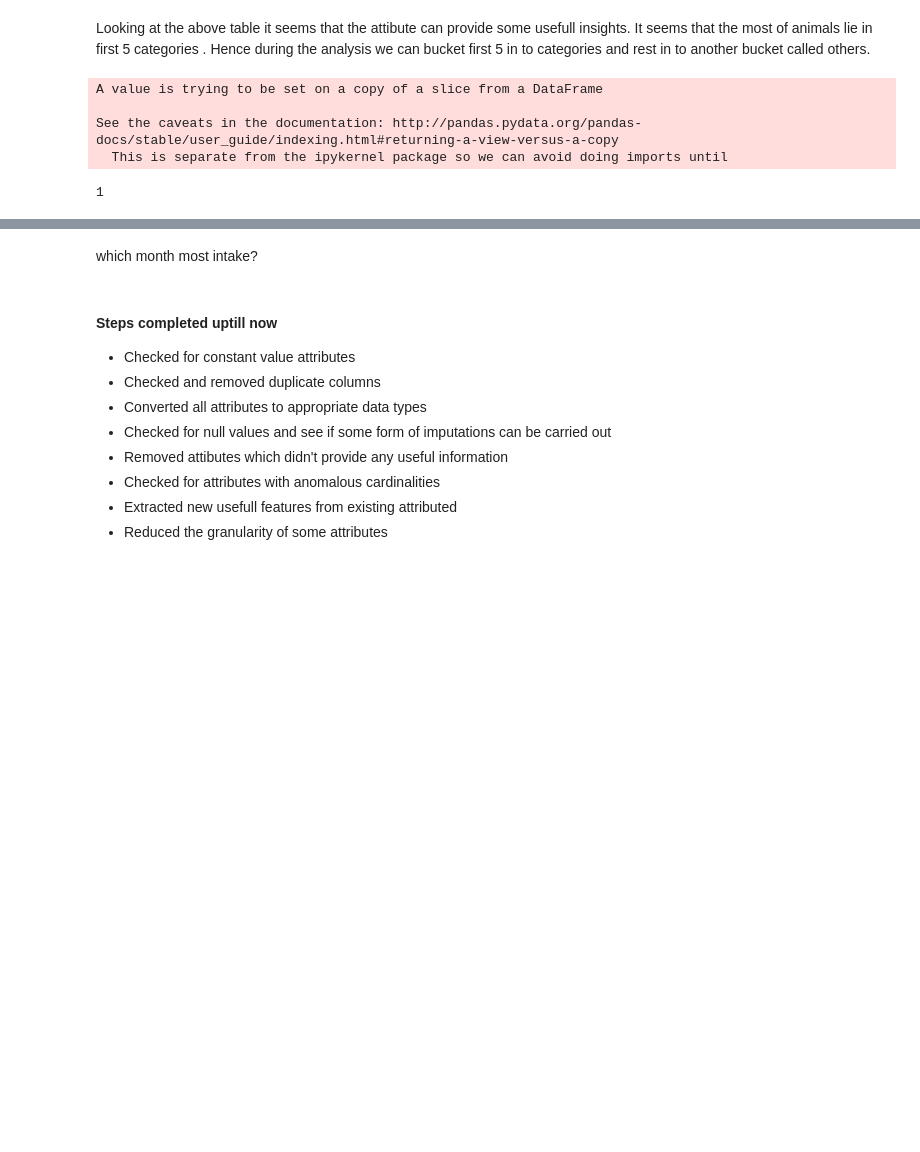
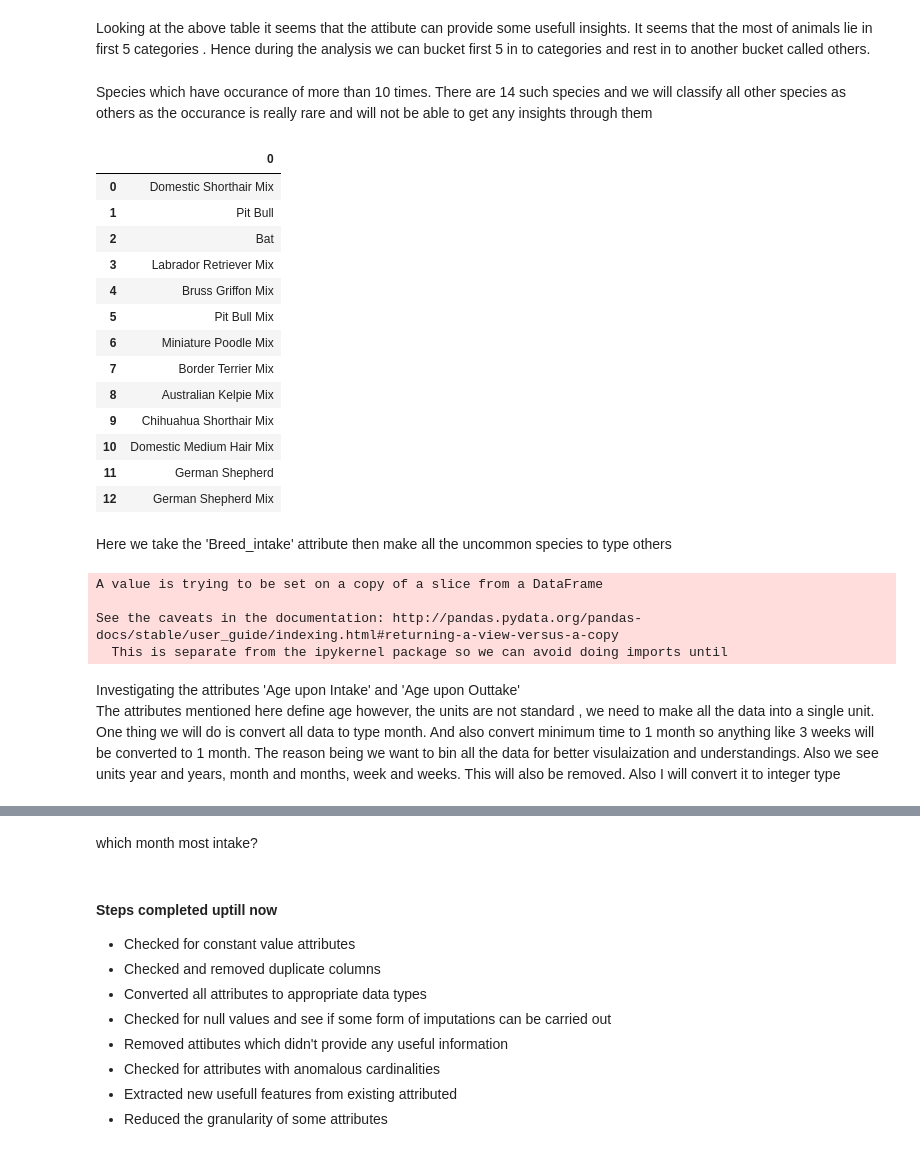
Before and after one commit to sachsom95/Animal-shelter-data-Exploratory-Analysis, a Jupyter notebook: Animal_shelter_data_analysis.ipynb, the cells around one changed output, grey strips where cells are left out. Drawn from its saved outputs; the diff is of its cells as text; code cells hidden in the pictures; blank space fills up the shorter version.

```diff
--- a/Animal_shelter_data_analysis.ipynb
+++ b/Animal_shelter_data_analysis.ipynb
@@ -479,6 +479,29 @@ display(pd.DataFrame(temp))
 # %% [markdown]
 Looking at the above table it seems that the attibute can provide some usefull insights. It seems that the most of animals lie in first 5 categories . Hence during the analysis we can bucket first 5 in to categories and rest in to another bucket called others.
 # %%
-columns_with_low_count = df['Breed_Intake'].value_counts() < 10
+columns_with_high_count = df['Breed_Intake'].value_counts() > 10
+x = df['Breed_Intake'].unique()
+columns_with_high_count = x[columns_with_high_count]
+# %% [markdown]
+Species which have occurance of more than 10 times. There are 14 such species and we will classify all other species as others as the occurance is really rare and will not be able to get any insights through them
+# %%
+display(pd.DataFrame(columns_with_high_count))
+# %% [output]
+|  | 0 |
+| 0 | Domestic Shorthair Mix |
+| 1 | Pit Bull |
+| 2 | Bat |
+| 3 | Labrador Retriever Mix |
+| 4 | Bruss Griffon Mix |
+| 5 | Pit Bull Mix |
+| 6 | Miniature Poodle Mix |
+| 7 | Border Terrier Mix |
+| 8 | Australian Kelpie Mix |
+| 9 | Chihuahua Shorthair Mix |
+| 10 | Domestic Medium Hair Mix |
+| 11 | German Shepherd |
+| 12 | German Shepherd Mix |
+# %% [markdown]
+Here we take the 'Breed_intake' attribute then make all the uncommon species to type others
 # %%
 for x in range (1000):
@@ -489,7 +512,6 @@ A value is trying to be set on a copy of a slice from a DataFrame
 
 See the caveats in the documentation: http://pandas.pydata.org/pandas-docs/stable/user_guide/indexing.html#returning-a-view-versus-a-copy
   This is separate from the ipykernel package so we can avoid doing imports until
-# %%
-df['Breed_Intake'].nunique()
-# %% [output]
-1
+# %% [markdown]
+Investigating the attributes 'Age upon Intake' and 'Age upon Outtake'<br>
+The attributes mentioned here define age however, the units are not standard , we need to make all the data into a single unit. One thing we will do is convert all data to type month. And also convert minimum time to 1 month so anything like 3 weeks will be converted to 1 month. The reason being we want to bin all the data for better visulaization and understandings. Also we see units year and years, month and months, week and weeks. This will also be removed. Also I will convert it to integer type
```
Also changed, not shown: parts of 11 cells of this notebook.
